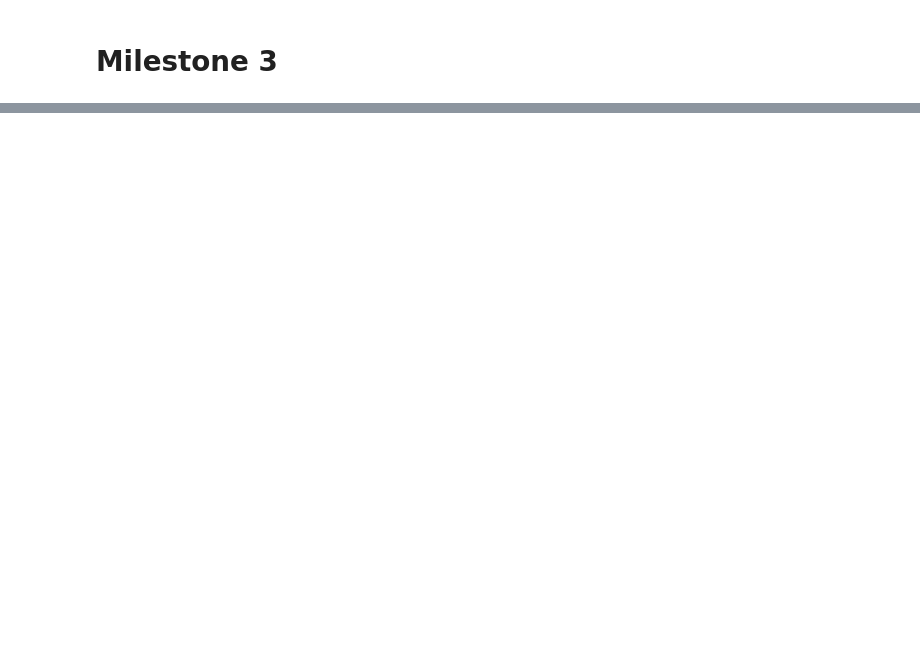
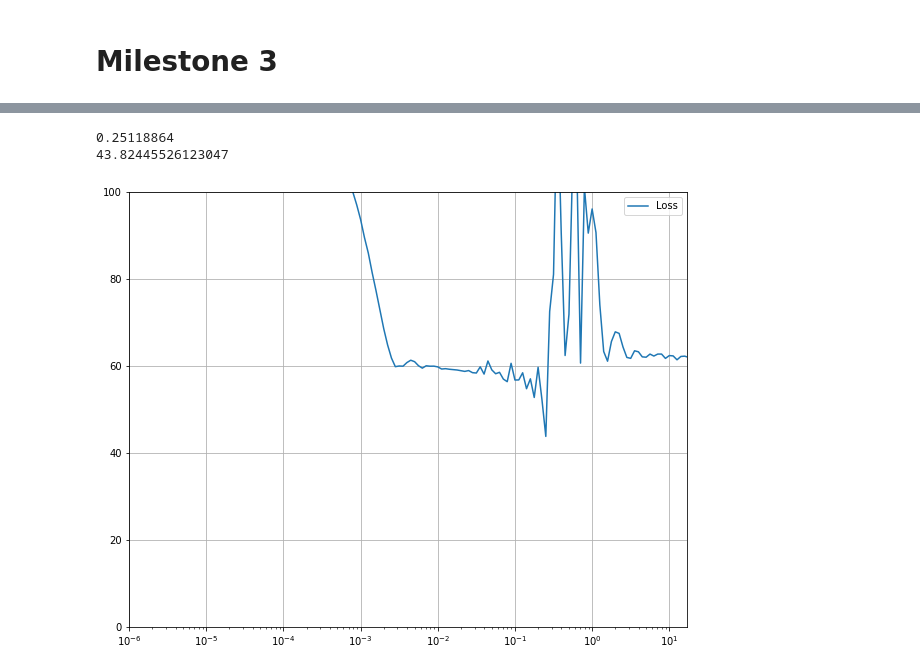
Before and after one commit to utkarsh0702/Projects, a Jupyter notebook: Milestone_Prediction.ipynb, the cells around one changed output, grey strips where cells are left out. Saved outputs shown, nothing was run; the diff lists cells and outputs as text; code cells hidden in the pictures; blank space fills up the shorter version.

```diff
--- a/Milestone_Prediction.ipynb
+++ b/Milestone_Prediction.ipynb
@@ -501,0 +528,5 @@ array([[10.],
+# %%
+#output
+y_data=df.iloc[:,22].to_numpy()
+y_data= y_data.reshape(100,1)
+y_data.shape
@@ -501,0 +535,10 @@ array([[10.],
+# %%
+x_train, x_test, y_train, y_test= train_test_split(x_data_mod_3, y_data, test_size=0.05)
+x_train= tf.convert_to_tensor(x_train, tf.float16)
+y_train= tf.convert_to_tensor(y_train, tf.float16)
+x_test= tf.convert_to_tensor(x_test, tf.float16)
+y_test= tf.convert_to_tensor(y_test, tf.float16)
+print(x_train.shape)
+print(x_test.shape)
+print(y_train.shape)
+print(y_test.shape)
@@ -501,0 +550,14 @@ array([[10.],
+# %%
+keras.backend.clear_session()
+model3= keras.models.Sequential([
+                                keras.layers.Dense(17, activation='relu', input_shape=(1,17)),
+                                keras.layers.Dense(5, activation='relu'),
+                                keras.layers.Dense(1)
+])
+# Learning Rate Schedular
+lr_schedular= tf.keras.callbacks.LearningRateScheduler(lambda x: 1e-8*10**(x/20))
+
+#model compile
+adam=keras.optimizers.Adam(lr=1e-8)
+model3.compile(optimizer= adam, loss='mse')
+model3.summary()
@@ -501,0 +579,2 @@ array([[10.],
+# %%
+history= model3.fit(x_train, y_train, epochs=200,callbacks= [lr_schedular])
@@ -501,0 +599,24 @@ array([[10.],
+# %%
+loss= min(history.history['loss'])
+losses= history.history['loss']
+index=losses.index(loss)
+lrs= history.history['lr']
+count=0
+for i in lrs:
+  if count==index:
+    lr=i
+    break
+  count+=1
+print(lr)
+print(loss)
+# %% [output]
+0.25118864
+43.82445526123047
+# %%
+lrs= 1e-8*(10**(np.arange(200)/20))
+plt.semilogx(lrs, history.history["loss"], label='Loss')
+plt.axis([1e-6, 1.7e1, 0, 100])
+plt.legend(loc='best')
+plt.grid(True)
+# %% [output]
+[figure, added]
```
Also changed, not shown: parts of 38 cells of this notebook.
